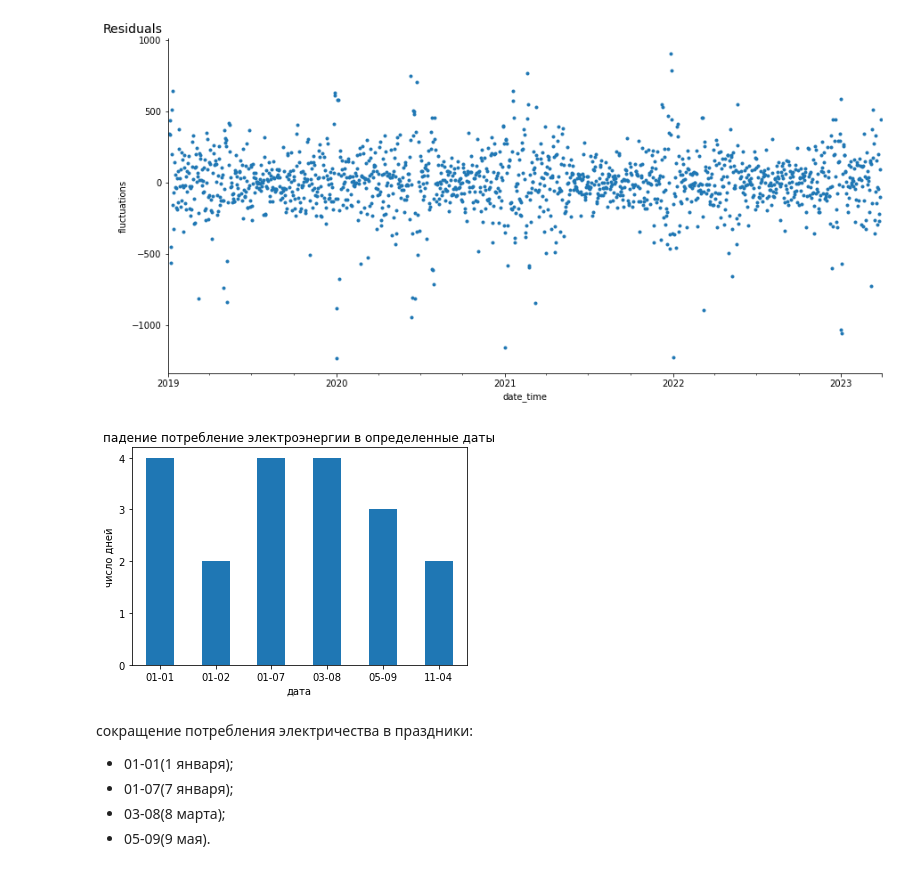
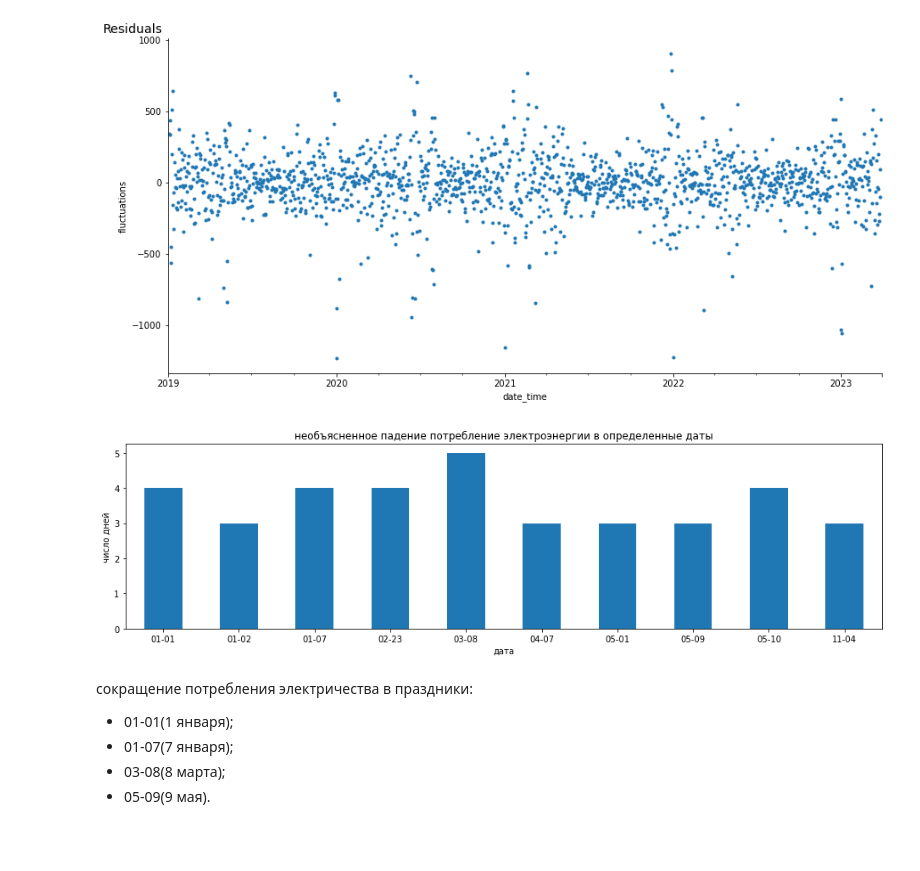
Before and after one commit to Maks-1011/hackathons, a Jupyter notebook: energy_predictions/energy_predict.ipynb, the cells around one changed output. Saved outputs shown, nothing was run; the diff lists cells and outputs as text; code cells hidden in the pictures; blank space fills up the shorter version.

```diff
--- a/energy_predictions/energy_predict.ipynb
+++ b/energy_predictions/energy_predict.ipynb
@@ -200,30 +250,22 @@ ax.spines['top'].set_visible(False);
 # %%
 resid = decomposed_1d.resid
 # %%
-def resid_interpretation(value):
-    '''
-    график - количсество дней с попышенным/пониженным потреблением электроэнергии
-    на определенную дату
-    '''
-    if value >=0:
-        resid_filtered = resid[resid >= value]
-    else:
-        resid_filtered = resid[resid < value]
-    resid_filtered_m_d = resid_filtered.index.strftime("%m-%d")
+# необъясненное падение потребления энергии
 
-    resid_filtered_m_d_agg = resid_filtered_m_d.value_counts()
-    resid_filtered_m_d_agg[resid_filtered_m_d_agg > 1].sort_index().plot(kind='bar')
-    plt.xticks(rotation=0)
-    plt.title('падение потребление электроэнергии в определенные даты')
-    plt.xlabel('дата')
-    plt.ylabel('число дней')
-    plt.yticks(np.arange(0, resid_filtered_m_d_agg.max() + 1));
+resid_less = resid[resid <= -200]
+resid_less_filtered_m_d = resid_less.index.strftime("%m-%d")
+resid_less_filtered_m_d_agg = resid_less_filtered_m_d.value_counts()
+resid_less_filtered_m_d_agg = resid_less_filtered_m_d_agg[resid_less_filtered_m_d_agg > 2].sort_index()
+
+plt.figure(figsize=(16, 4))
+resid_less_filtered_m_d_agg.plot(kind='bar')
+plt.xticks(rotation=0)
+plt.title('необъясненное падение потребление электроэнергии в определенные даты')
+plt.xlabel('дата')
+plt.ylabel('число дней')
+plt.yticks(np.arange(0, resid_less_filtered_m_d_agg.max() + 1));
+# %% [output]
+[figure, added]
-# %%
-# plt.figure(figsize=(16, 4))
-
-resid_interpretation(-400)
-# %% [output]
-[figure, removed]
 # %% [markdown]
 сокращение потребления электричества в праздники:
 - 01-01(1 января);
```
Also changed, not shown: parts of 43 cells of this notebook.
